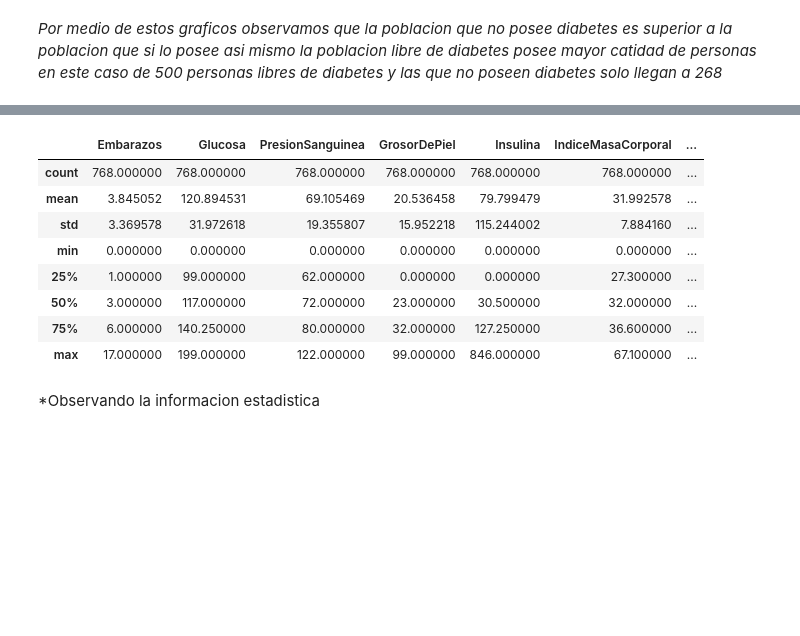
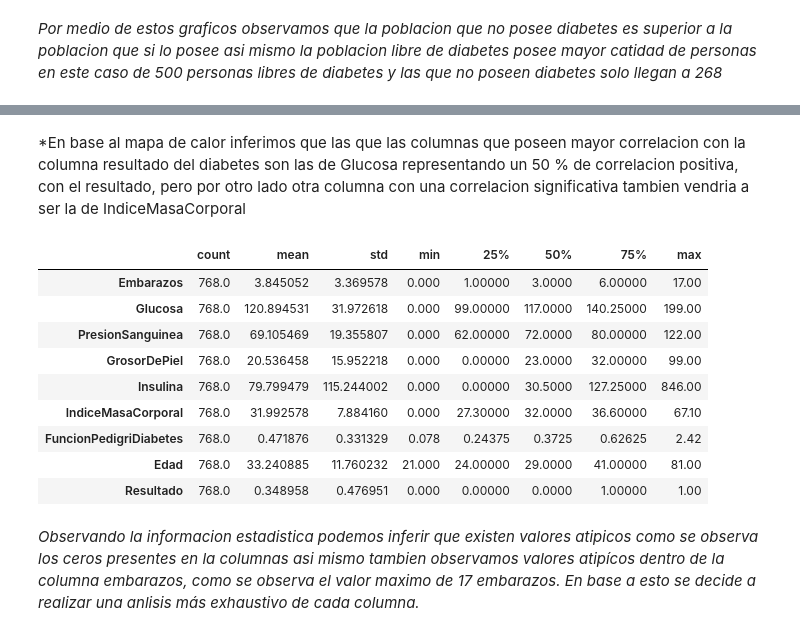
Before and after one commit to alexdaniel-23/Pima-Indians-Diabetes-EDA-ML, a Jupyter notebook: Diabetes.ipynb, the cells around one changed output, grey strips where cells are left out. Drawn from its saved outputs; the diff is of its cells as text; code cells hidden in the pictures; blank space fills up the shorter version.

```diff
--- a/Diabetes.ipynb
+++ b/Diabetes.ipynb
@@ -126,14 +134,17 @@ plt.show()
+# %% [markdown]
+*En base al mapa de calor inferimos que las que las columnas que poseen mayor correlacion con la columna resultado del diabetes son las de Glucosa representando un 50 % de correlacion positiva, con el resultado, pero por otro lado otra columna con una correlacion significativa tambien vendria a ser la de IndiceMasaCorporal
 # %%
-df.describe()
+df.describe().T
 # %% [output]
-|  | Embarazos | Glucosa | PresionSanguinea | GrosorDePiel | Insulina | IndiceMasaCorporal | ... |
-| count | 768.000000 | 768.000000 | 768.000000 | 768.000000 | 768.000000 | 768.000000 | ... |
-| mean | 3.845052 | 120.894531 | 69.105469 | 20.536458 | 79.799479 | 31.992578 | ... |
-| std | 3.369578 | 31.972618 | 19.355807 | 15.952218 | 115.244002 | 7.884160 | ... |
-| min | 0.000000 | 0.000000 | 0.000000 | 0.000000 | 0.000000 | 0.000000 | ... |
-| 25% | 1.000000 | 99.000000 | 62.000000 | 0.000000 | 0.000000 | 27.300000 | ... |
-| 50% | 3.000000 | 117.000000 | 72.000000 | 23.000000 | 30.500000 | 32.000000 | ... |
-| 75% | 6.000000 | 140.250000 | 80.000000 | 32.000000 | 127.250000 | 36.600000 | ... |
-| max | 17.000000 | 199.000000 | 122.000000 | 99.000000 | 846.000000 | 67.100000 | ... |
+|  | count | mean | std | min | 25% | 50% | 75% | max |
+| Embarazos | 768.0 | 3.845052 | 3.369578 | 0.000 | 1.00000 | 3.0000 | 6.00000 | 17.00 |
+| Glucosa | 768.0 | 120.894531 | 31.972618 | 0.000 | 99.00000 | 117.0000 | 140.25000 | 199.00 |
+| PresionSanguinea | 768.0 | 69.105469 | 19.355807 | 0.000 | 62.00000 | 72.0000 | 80.00000 | 122.00 |
+| GrosorDePiel | 768.0 | 20.536458 | 15.952218 | 0.000 | 0.00000 | 23.0000 | 32.00000 | 99.00 |
+| Insulina | 768.0 | 79.799479 | 115.244002 | 0.000 | 0.00000 | 30.5000 | 127.25000 | 846.00 |
+| IndiceMasaCorporal | 768.0 | 31.992578 | 7.884160 | 0.000 | 27.30000 | 32.0000 | 36.60000 | 67.10 |
+| FuncionPedigriDiabetes | 768.0 | 0.471876 | 0.331329 | 0.078 | 0.24375 | 0.3725 | 0.62625 | 2.42 |
+| Edad | 768.0 | 33.240885 | 11.760232 | 21.000 | 24.00000 | 29.0000 | 41.00000 | 81.00 |
+| Resultado | 768.0 | 0.348958 | 0.476951 | 0.000 | 0.00000 | 0.0000 | 1.00000 | 1.00 |
-# %% [markdown]
-*Observando la informacion estadistica
+# %% [markdown]
+*Observando la informacion estadistica podemos inferir que existen valores atipicos como se observa los ceros presentes en la columnas asi mismo tambien observamos valores atipícos dentro de la columna embarazos, como se observa el valor maximo de 17 embarazos. En base a esto se decide a realizar una anlisis más exhaustivo de cada columna.*
```
Also changed, not shown: parts of 9 cells of this notebook.
